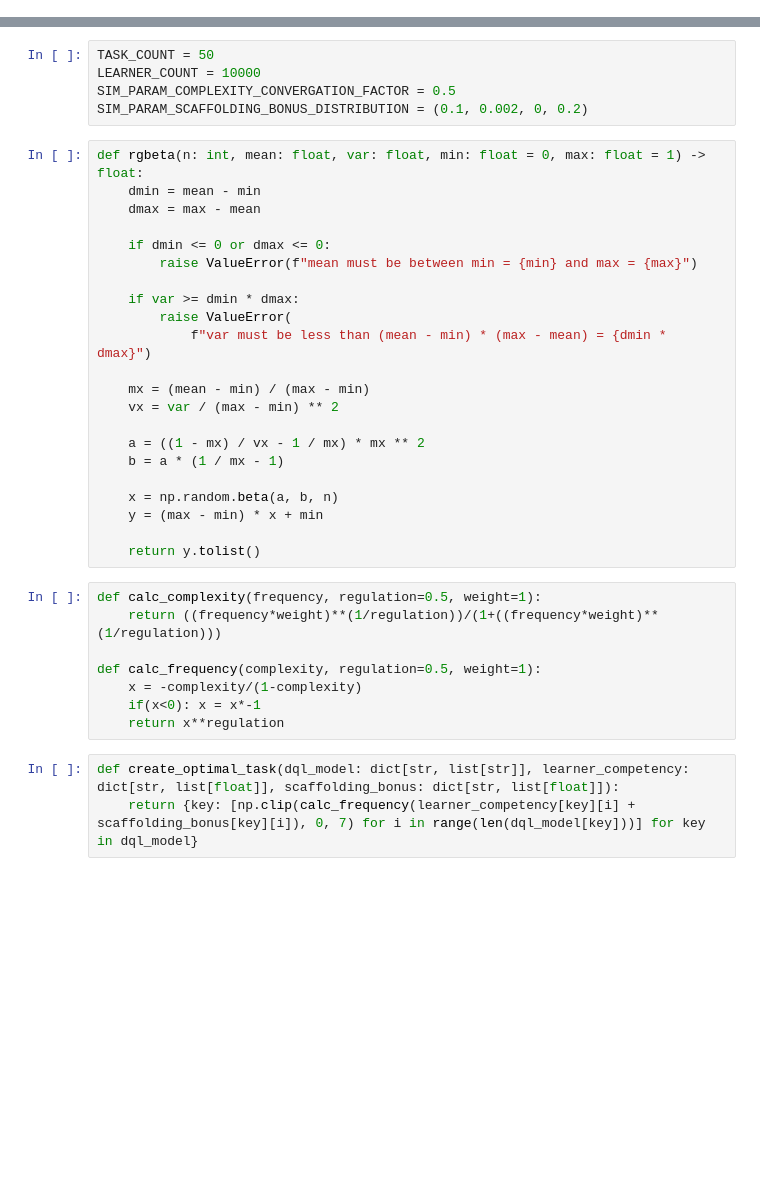
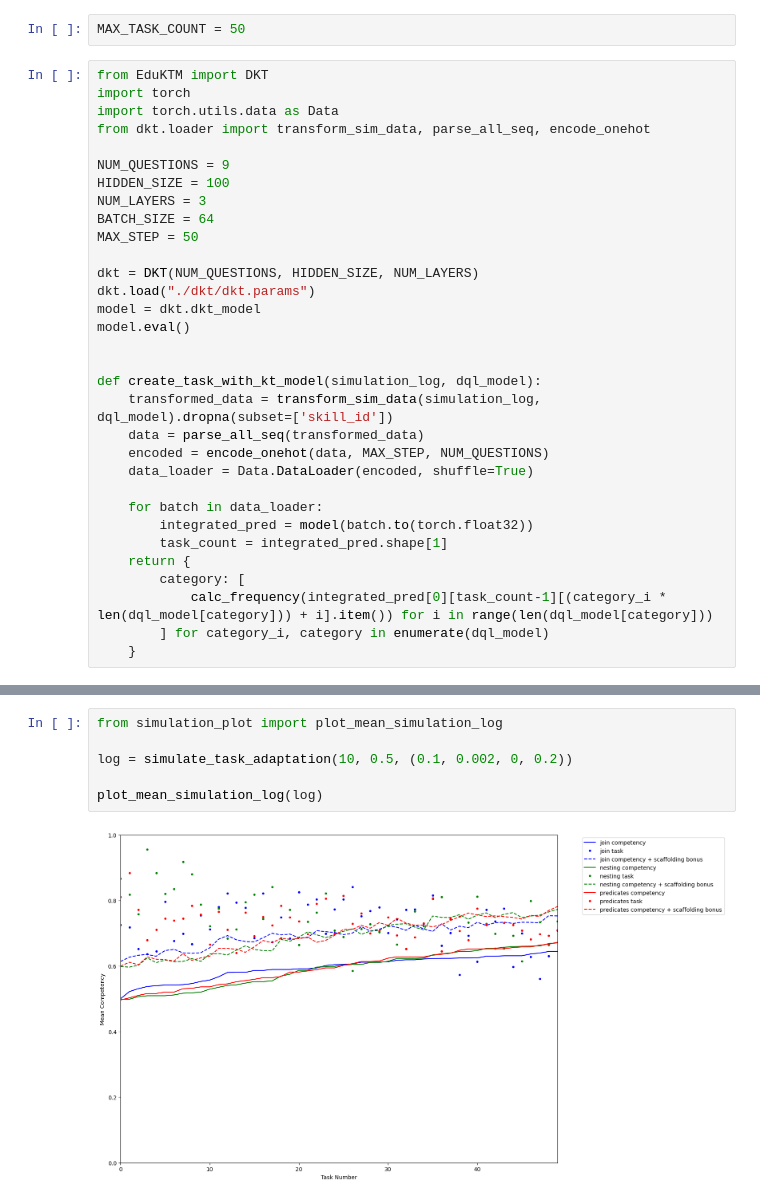
Before and after one commit to TimSchulzRC/dql_task_adaptation, a Jupyter notebook: test_trained_model.ipynb, the cells around one changed output, grey strips where cells are left out. Drawn from its saved outputs; the diff is of its cells as text; blank space fills up the shorter version.

Commit message:
test dkt model in simulation

```diff
--- a/test_trained_model.ipynb
+++ b/test_trained_model.ipynb
@@ -5,0 +5,34 @@ from tqdm.contrib import itertools
+# %%
+MAX_TASK_COUNT = 50
+# %%
+from EduKTM import DKT
+import torch
+import torch.utils.data as Data
+from dkt.loader import transform_sim_data, parse_all_seq, encode_onehot
+
+NUM_QUESTIONS = 9
+HIDDEN_SIZE = 100
+NUM_LAYERS = 3
+BATCH_SIZE = 64
+MAX_STEP = 50
+
+dkt = DKT(NUM_QUESTIONS, HIDDEN_SIZE, NUM_LAYERS)
+dkt.load("./dkt/dkt.params")
+model = dkt.dkt_model
+model.eval()
+
+
+def create_task_with_kt_model(simulation_log, dql_model):
+    transformed_data = transform_sim_data(simulation_log, dql_model).dropna(subset=['skill_id'])
+    data = parse_all_seq(transformed_data)
+    encoded = encode_onehot(data, MAX_STEP, NUM_QUESTIONS)
+    data_loader = Data.DataLoader(encoded, shuffle=True)
+
+    for batch in data_loader:
+        integrated_pred = model(batch.to(torch.float32))
+        task_count = integrated_pred.shape[1]
+    return {
+        category: [
+            calc_frequency(integrated_pred[0][task_count-1][(category_i * len(dql_model[category])) + i].item()) for i in range(len(dql_model[category]))
+        ] for category_i, category in enumerate(dql_model)
+    }
@@ -6,38 +84,8 @@ from tqdm.contrib import itertools
 # %%
-TASK_COUNT = 50
-LEARNER_COUNT = 10000
-SIM_PARAM_COMPLEXITY_CONVERGATION_FACTOR = 0.5
-SIM_PARAM_SCAFFOLDING_BONUS_DISTRIBUTION = (0.1, 0.002, 0, 0.2)
+from simulation_plot import plot_mean_simulation_log
+
+log = simulate_task_adaptation(10, 0.5, (0.1, 0.002, 0, 0.2))
+
+plot_mean_simulation_log(log)
+# %% [output]
+[figure, added]
-# %%
-def rgbeta(n: int, mean: float, var: float, min: float = 0, max: float = 1) -> float:
-    dmin = mean - min
-    dmax = max - mean
-
-    if dmin <= 0 or dmax <= 0:
-        raise ValueError(f"mean must be between min = {min} and max = {max}")
-
-    if var >= dmin * dmax:
-        raise ValueError(
-            f"var must be less than (mean - min) * (max - mean) = {dmin * dmax}")
-
-    mx = (mean - min) / (max - min)
-    vx = var / (max - min) ** 2
-
-    a = ((1 - mx) / vx - 1 / mx) * mx ** 2
-    b = a * (1 / mx - 1)
-
-    x = np.random.beta(a, b, n)
-    y = (max - min) * x + min
-
-    return y.tolist()
-# %%
-def calc_complexity(frequency, regulation=0.5, weight=1):
-    return ((frequency*weight)**(1/regulation))/(1+((frequency*weight)**(1/regulation)))
-
-def calc_frequency(complexity, regulation=0.5, weight=1):
-    x = -complexity/(1-complexity)
-    if(x<0): x = x*-1
-    return x**regulation
-# %%
-def create_optimal_task(dql_model: dict[str, list[str]], learner_competency: dict[str, list[float]], scaffolding_bonus: dict[str, list[float]]):
-    return {key: [np.clip(calc_frequency(learner_competency[key][i] + scaffolding_bonus[key][i]), 0, 7) for i in range(len(dql_model[key]))] for key in dql_model}
```
Also changed, not shown: parts of 10 cells of this notebook, 10 other files.
